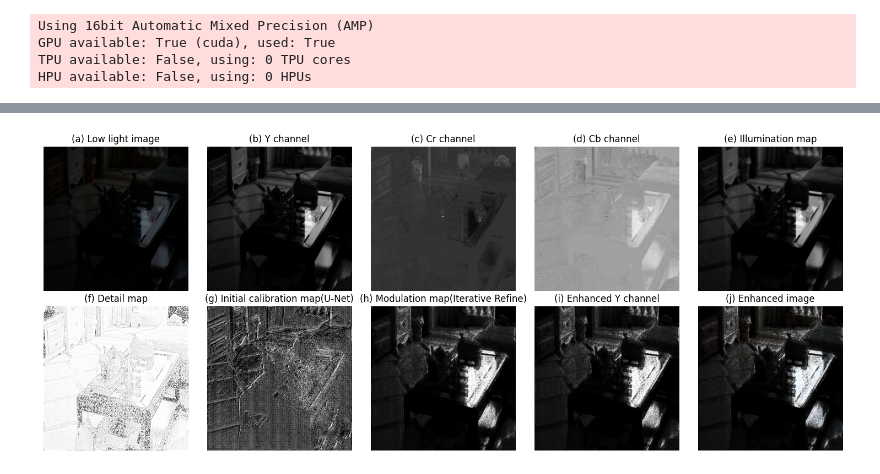
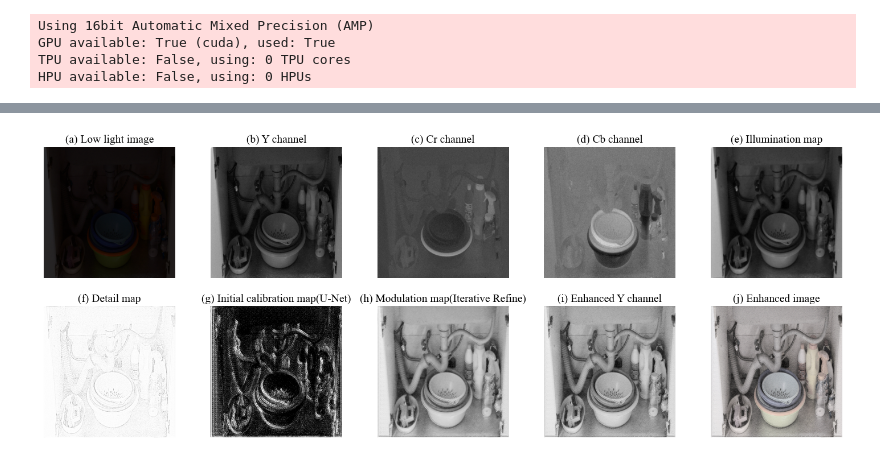
Before and after one commit to Chigo55/HomorphicConvolution, a Jupyter notebook: image.ipynb, the cells around one changed output, grey strips where cells are left out. Saved outputs shown, nothing was run; the diff lists cells and outputs as text; code cells hidden in the pictures.

```diff
--- a/image.ipynb
+++ b/image.ipynb
@@ -12,3 +13,7 @@ from data.dataloader import *
 from data.utils import *
 from model.model import *
 from engine import *
+# %%
+font_path = "/data/projects/globit/jih/icicic/times.ttf"
+prop = fm.FontProperties(fname=font_path)
+plt.rcParams['font.size'] = 24
@@ -83,7 +88,9 @@ HPU available: False, using: 0 HPUs
 # %%
 transform = DataTransform(image_size=512)
 dataset = CustomDataset(
-    path="data/1_train/2_LOLv2dataset", transform=transform)
+    path="data/1_train/1_LOLdataset",
+    transform=transform
+)
 loader = DataLoader(
     dataset=dataset,
     batch_size=hparams["batch_size"],
@@ -94,5 +101,3 @@ loader = DataLoader(
     worker_init_fn=seed_worker,
     generator=g
 )
-
-d_b = next(iter(loader))
@@ -179,55 +148,57 @@ plt.figure(figsize=(15, 6))  # 가로 20, 세로 5로 크게 설정
 
 plt.subplot(2, 5, 1)
 plt.imshow(X=d)
-plt.title(label="(a) Low light image")
+plt.title(label="(a) Low light image", fontproperties=prop, fontsize=14)
 plt.axis(False)
 
 plt.subplot(2, 5, 2)
 plt.imshow(X=y, cmap='gray')
-plt.title(label="(b) Y channel")
+plt.title(label="(b) Y channel", fontproperties=prop, fontsize=14)
 plt.axis(False)
 
 plt.subplot(2, 5, 3)
 plt.imshow(X=cr, cmap='gray')
-plt.title(label="(c) Cr channel")
+plt.title(label="(c) Cr channel", fontproperties=prop, fontsize=14)
 plt.axis(False)
 
 plt.subplot(2, 5, 4)
 plt.imshow(X=cb, cmap='gray')
-plt.title(label="(d) Cb channel")
+plt.title(label="(d) Cb channel", fontproperties=prop, fontsize=14)
 plt.axis(False)
 
 plt.subplot(2, 5, 5)
 plt.imshow(X=xi, cmap='gray')
-plt.title(label="(e) Illumination map")
+plt.title(label="(e) Illumination map", fontproperties=prop, fontsize=14)
 plt.axis(False)
 
 plt.subplot(2, 5, 6)
 plt.imshow(X=xd, cmap='gray')
-plt.title(label="(f) Detail map")
+plt.title(label="(f) Detail map", fontproperties=prop, fontsize=14)
 plt.axis(False)
 
 plt.subplot(2, 5, 7)
 plt.imshow(X=oi, cmap='gray')
-plt.title(label="(g) Initial calibration map(U-Net)")
+plt.title(label="(g) Initial calibration map(U-Net)",
+          fontproperties=prop, fontsize=14)
 plt.axis(False)
 
 plt.subplot(2, 5, 8)
 plt.imshow(X=ni, cmap='gray')
-plt.title(label="(h) Modulation map(Iterative Refine)")
+plt.title(label="(h) Modulation map(Iterative Refine)",
+          fontproperties=prop, fontsize=14)
 plt.axis(False)
 
 plt.subplot(2, 5, 9)
 plt.imshow(X=ny, cmap='gray')
-plt.title(label="(i) Enhanced Y channel")
+plt.title(label="(i) Enhanced Y channel", fontproperties=prop, fontsize=14)
 plt.axis(False)
 
 plt.subplot(2, 5, 10)
 plt.imshow(X=eh)
-plt.title(label="(j) Enhanced image")
+plt.title(label="(j) Enhanced image", fontproperties=prop, fontsize=14)
 plt.axis(False)
 
 plt.tight_layout()  # 서브플롯 간의 간격을 적절하게 맞춰줌
 plt.show()
 # %% [output]
-[figure, old version]
+[figure, new version]
```
Also changed, not shown: parts of 13 cells of this notebook, 5 other files.
